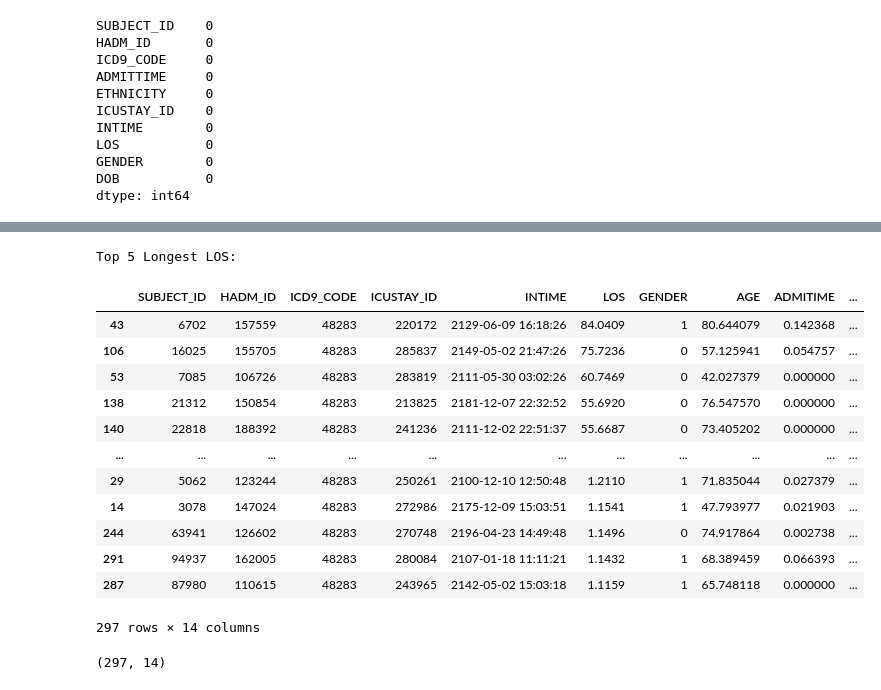
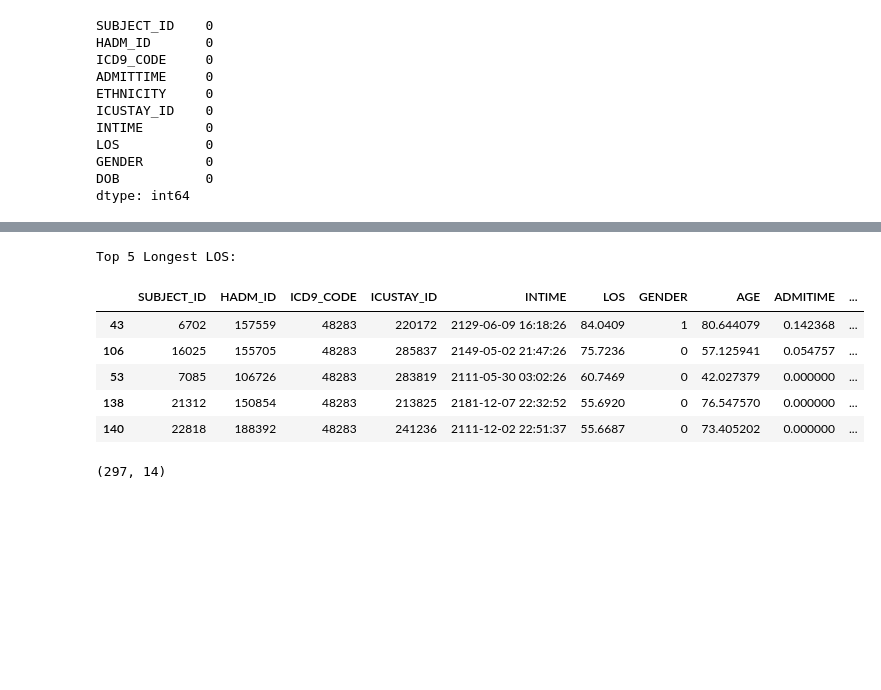
Before and after one commit to Francesinhas/mimic3-length-of-stay-prediction, a Jupyter notebook: FeatureEngineering.ipynb, the cells around one changed output, grey strips where cells are left out. Drawn from its saved outputs; the diff is of its cells as text; code cells hidden in the pictures; blank space fills up the shorter version.

```diff
--- a/FeatureEngineering.ipynb
+++ b/FeatureEngineering.ipynb
@@ -256,23 +235,16 @@ Top 5 Shortest LOS:
 # %%
 df_descending = df_merged.sort_values('LOS', ascending=False)
 print("\nTop 5 Longest LOS:")
 # print(df_descending[['SUBJECT_ID', 'HADM_ID','ICUSTAY_ID', 'LOS', 'age']].head())
-df_descending
+df_descending.head()
 # %% [output]
 Top 5 Longest LOS:
 |  | SUBJECT_ID | HADM_ID | ICD9_CODE | ICUSTAY_ID | INTIME | LOS | GENDER | AGE | ADMITIME | ... |
 | 43 | 6702 | 157559 | 48283 | 220172 | 2129-06-09 16:18:26 | 84.0409 | 1 | 80.644079 | 0.142368 | ... |
 | 106 | 16025 | 155705 | 48283 | 285837 | 2149-05-02 21:47:26 | 75.7236 | 0 | 57.125941 | 0.054757 | ... |
 | 53 | 7085 | 106726 | 48283 | 283819 | 2111-05-30 03:02:26 | 60.7469 | 0 | 42.027379 | 0.000000 | ... |
 | 138 | 21312 | 150854 | 48283 | 213825 | 2181-12-07 22:32:52 | 55.6920 | 0 | 76.547570 | 0.000000 | ... |
 | 140 | 22818 | 188392 | 48283 | 241236 | 2111-12-02 22:51:37 | 55.6687 | 0 | 73.405202 | 0.000000 | ... |
-| ... | ... | ... | ... | ... | ... | ... | ... | ... | ... | ... |
-| 29 | 5062 | 123244 | 48283 | 250261 | 2100-12-10 12:50:48 | 1.2110 | 1 | 71.835044 | 0.027379 | ... |
-| 14 | 3078 | 147024 | 48283 | 272986 | 2175-12-09 15:03:51 | 1.1541 | 1 | 47.793977 | 0.021903 | ... |
-| 244 | 63941 | 126602 | 48283 | 270748 | 2196-04-23 14:49:48 | 1.1496 | 0 | 74.917864 | 0.002738 | ... |
-| 291 | 94937 | 162005 | 48283 | 280084 | 2107-01-18 11:11:21 | 1.1432 | 1 | 68.389459 | 0.066393 | ... |
-| 287 | 87980 | 110615 | 48283 | 243965 | 2142-05-02 15:03:18 | 1.1159 | 1 | 65.748118 | 0.000000 | ... |
-297 rows × 14 columns
 # %%
 df_merged.shape
 # %% [output]
```
Also changed, not shown: parts of 15 cells of this notebook.
